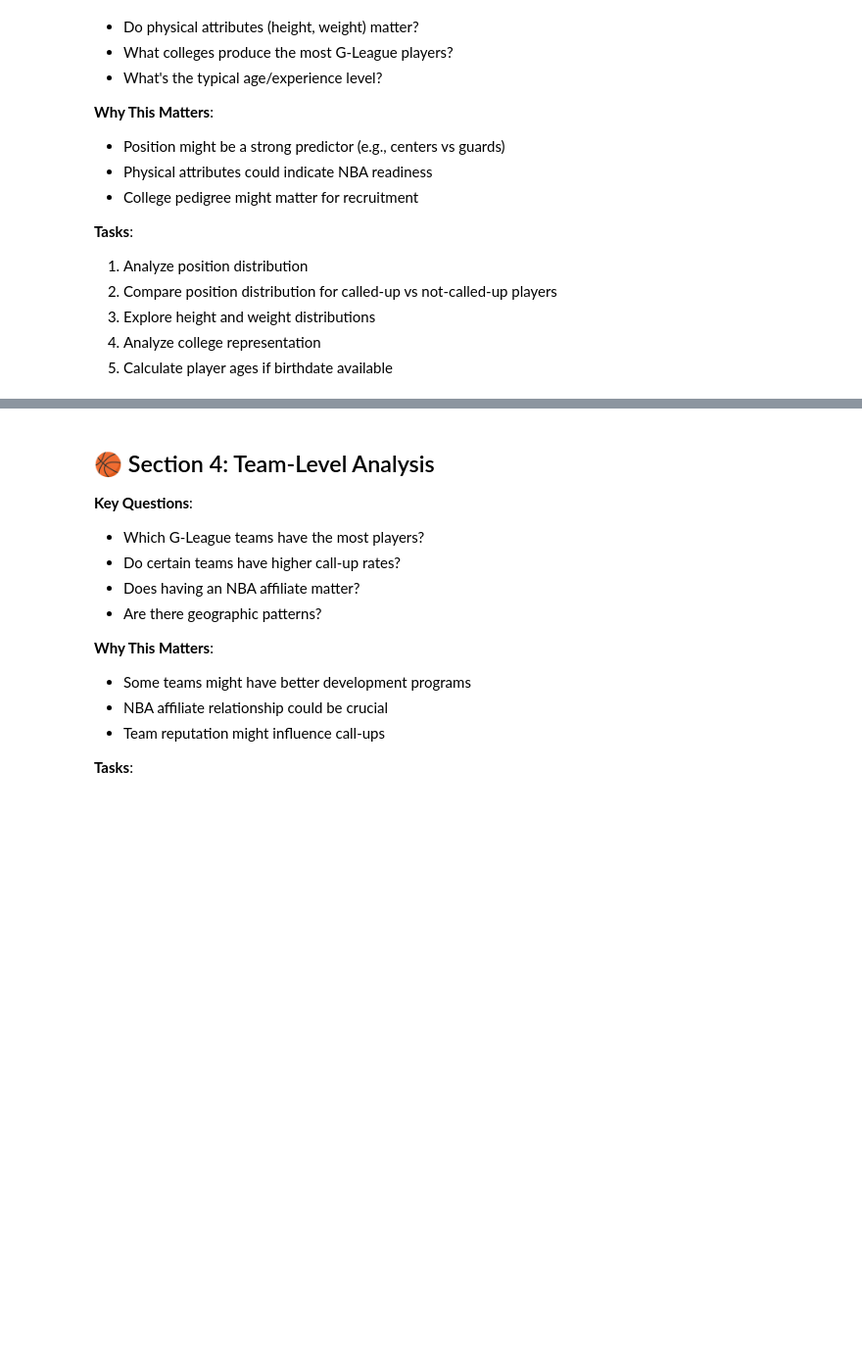
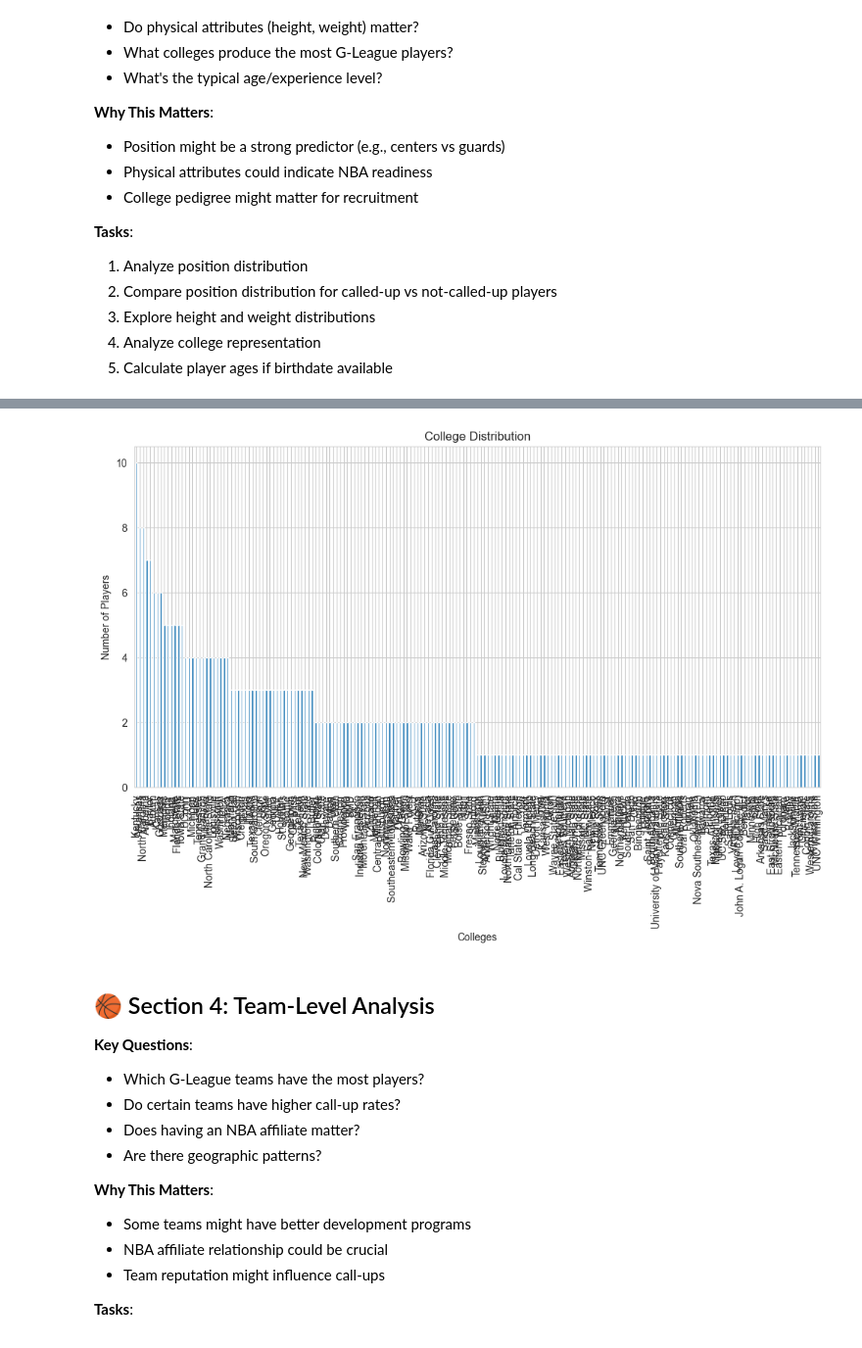
Before and after one commit to anirudh9280/Next-Up, a Jupyter notebook: eda.ipynb, the cells around one changed output, grey strips where cells are left out. Shown: that part at 98% size. Cells and saved outputs as stored; diff of their text form; code cells hidden in the pictures; blank space fills up the shorter version.

```diff
--- a/eda.ipynb
+++ b/eda.ipynb
@@ -159,3 +221,12 @@ memory usage: 24.2+ KB
+# %%
+df_players['college'].value_counts().sort_values(ascending=False).plot(
+    kind="bar",
+    xlabel="Colleges",
+    ylabel="Number of Players",
+    title="College Distribution"
+    );
+# %% [output]
+[figure, added]
 # %% [markdown]
 ## 🏀 Section 4: Team-Level Analysis
 
```
Also changed, not shown: parts of 6 cells of this notebook.
